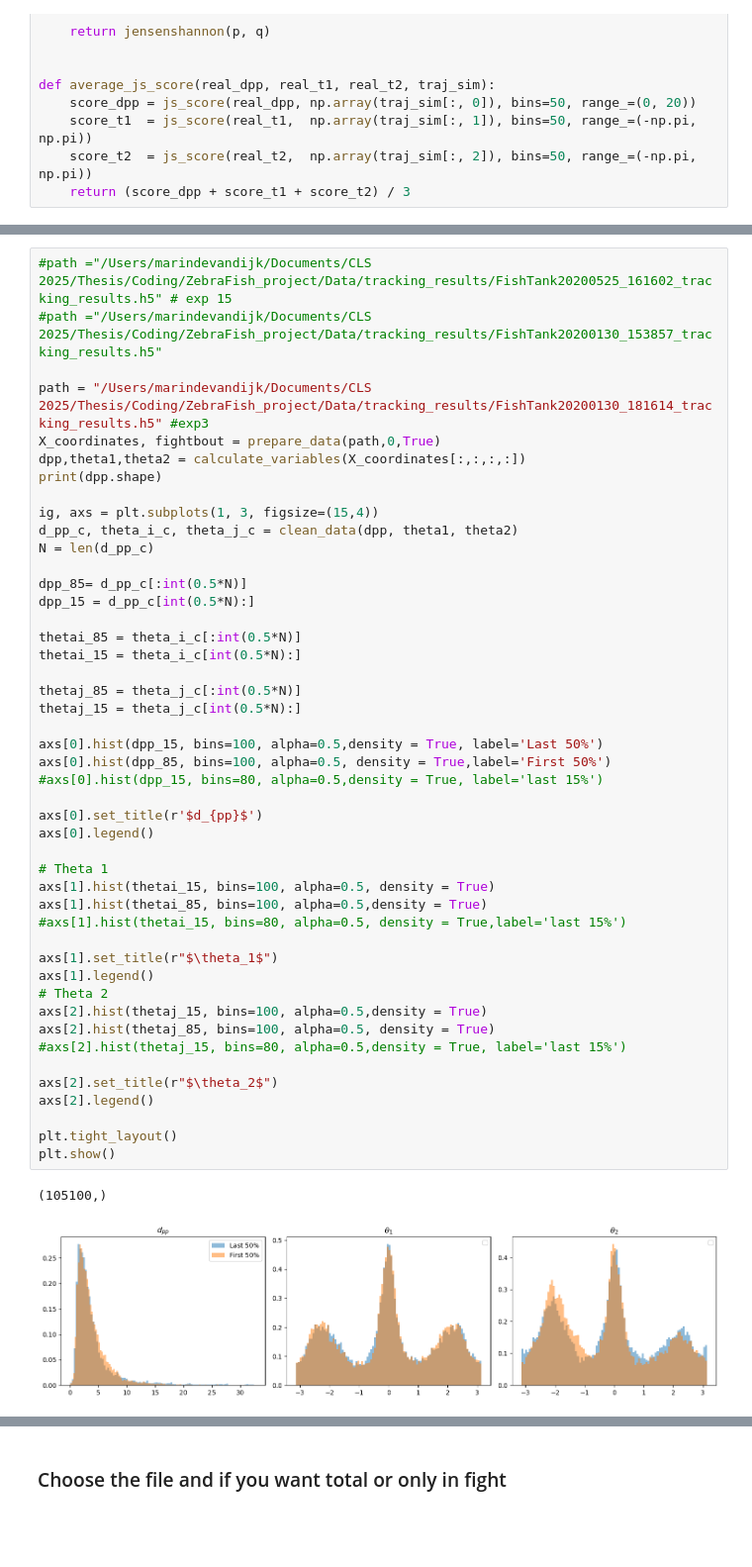
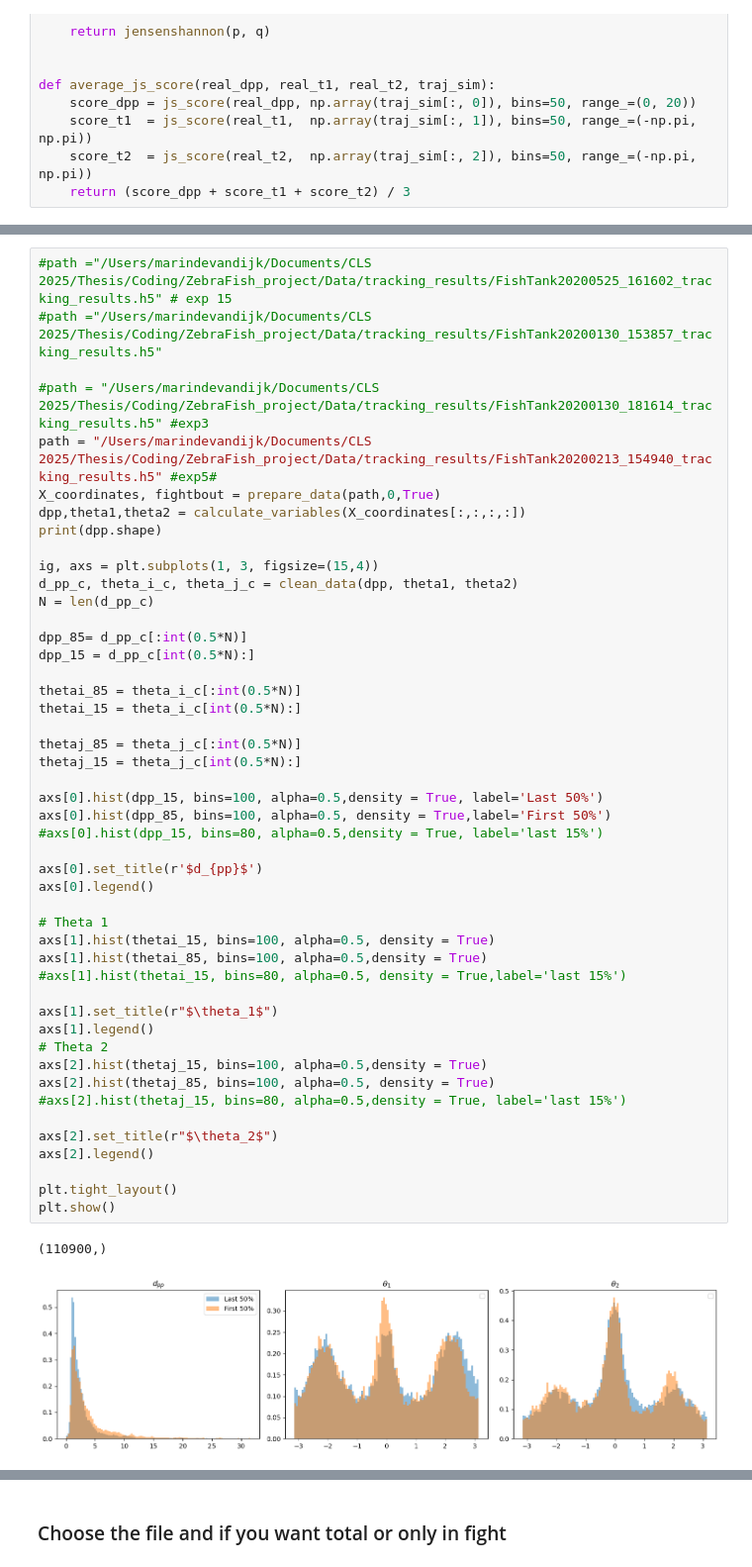
Before and after one commit to Marindevandijk/Thesis-clean, a Jupyter notebook: notebook_exploratory/01_overdamped_exploration.ipynb, the cells around one changed output, grey strips where cells are left out. Shown at 99% size. Cells and saved outputs as stored; diff of their text form; blank space fills up the shorter version.

```diff
--- a/notebook_exploratory/01_overdamped_exploration.ipynb
+++ b/notebook_exploratory/01_overdamped_exploration.ipynb
@@ -263,7 +263,8 @@ def Run_Force_inference(X,time_idx,K,M,lam):
 #path ="/Users/marindevandijk/Documents/CLS 2025/Thesis/Coding/ZebraFish_project/Data/tracking_results/FishTank20200525_161602_tracking_results.h5" # exp 15
 #path ="/Users/marindevandijk/Documents/CLS 2025/Thesis/Coding/ZebraFish_project/Data/tracking_results/FishTank20200130_153857_tracking_results.h5"
 
-path = "/Users/marindevandijk/Documents/CLS 2025/Thesis/Coding/ZebraFish_project/Data/tracking_results/FishTank20200130_181614_tracking_results.h5" #exp3
+#path = "/Users/marindevandijk/Documents/CLS 2025/Thesis/Coding/ZebraFish_project/Data/tracking_results/FishTank20200130_181614_tracking_results.h5" #exp3
+path = "/Users/marindevandijk/Documents/CLS 2025/Thesis/Coding/ZebraFish_project/Data/tracking_results/FishTank20200213_154940_tracking_results.h5" #exp5#
 X_coordinates, fightbout = prepare_data(path,0,True)
 dpp,theta1,theta2 = calculate_variables(X_coordinates[:,:,:,:])
 print(dpp.shape)
@@ -279,35 +280,35 @@ thetai_85 = theta_i_c[:int(0.5*N)]
 thetai_15 = theta_i_c[int(0.5*N):]
 
 thetaj_85 = theta_j_c[:int(0.5*N)]
 thetaj_15 = theta_j_c[int(0.5*N):]
 
 axs[0].hist(dpp_15, bins=100, alpha=0.5,density = True, label='Last 50%')
 axs[0].hist(dpp_85, bins=100, alpha=0.5, density = True,label='First 50%')
 #axs[0].hist(dpp_15, bins=80, alpha=0.5,density = True, label='last 15%')
 
 axs[0].set_title(r'$d_{pp}$')
 axs[0].legend()
 
 # Theta 1
 axs[1].hist(thetai_15, bins=100, alpha=0.5, density = True)
 axs[1].hist(thetai_85, bins=100, alpha=0.5,density = True)
 #axs[1].hist(thetai_15, bins=80, alpha=0.5, density = True,label='last 15%')
 
 axs[1].set_title(r"$\theta_1$")
 axs[1].legend()
 # Theta 2
 axs[2].hist(thetaj_15, bins=100, alpha=0.5,density = True)
 axs[2].hist(thetaj_85, bins=100, alpha=0.5, density = True)
 #axs[2].hist(thetaj_15, bins=80, alpha=0.5,density = True, label='last 15%')
 
 axs[2].set_title(r"$\theta_2$")
 axs[2].legend()
 
 plt.tight_layout()
 plt.show()
 # %% [output]
-(105100,)
+(110900,)
-[figure, old version]
+[figure, new version]
 # %%
 q25, q50, q90 = np.percentile(dpp_85, [1, 60, 98])
 lam_first = jnp.array([q25, q50, q90])
```
Also changed, not shown: parts of 9 cells of this notebook, 2 other files.
